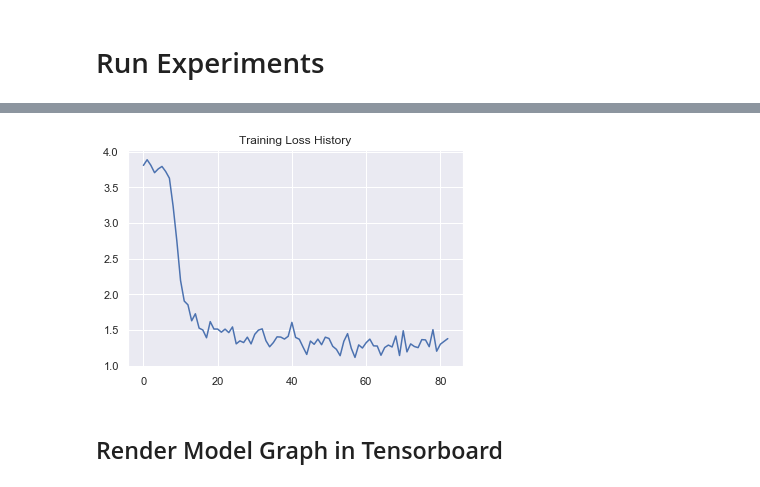
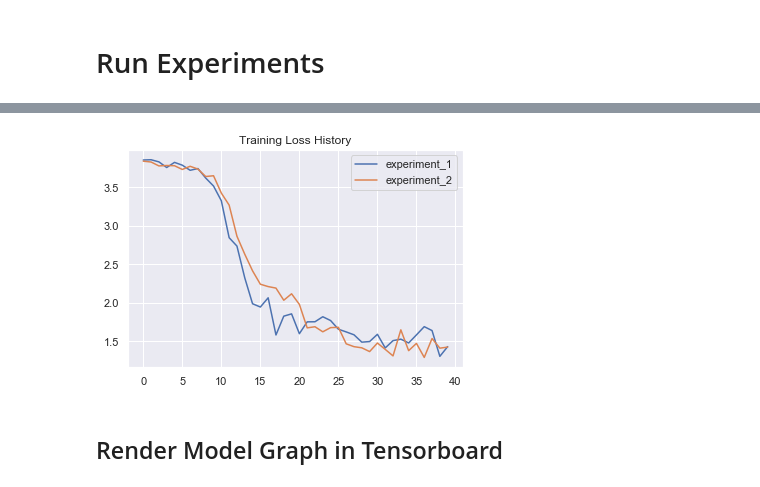
Before and after one commit to DylanCope/zero-shot-comm, a Jupyter notebook: zero-shot-comm.ipynb, the cells around one changed output, grey strips where cells are left out. Saved outputs shown, nothing was run; the diff lists cells and outputs as text; code cells hidden in the pictures.

```diff
--- a/zero-shot-comm.ipynb
+++ b/zero-shot-comm.ipynb
@@ -550,0 +695,18 @@ print(experiment.get_config())
+# %%
+def create_self_play_experiment():
+
+    agent = Agent(CHANNEL_SIZE, NUM_CLASSES, encoder=encoder)
+
+    play_params =  {
+        'p_mutate': 0.3
+    }
+
+    return Experiment(
+        play_params,
+        student=agent,
+        teacher=agent,
+        loss_fn=complete_loss_fn
+    )
+
+experiment = create_self_play_experiment()
+print(experiment.get_config())
@@ -570 +734,5 @@ Epoch 82, Time Taken (mm:ss): 0:12, Loss: 1.3775
 Training stopped.
+# %%
+experiment2 = create_self_play_experiment()
+# %%
+experiment2.train()
@@ -571,10 +757,14 @@ Training stopped.
 # %%
 plt.figure()
 plt.title('Training Loss History')
 sns.lineplot(x=range(len(experiment.training_history)),
-             y=[item['loss'].numpy()[0] for item in experiment.training_history]);
+             y=[item['loss'] for item in experiment.training_history],
+             label='experiment_1');
+sns.lineplot(x=range(len(experiment2.training_history)),
+             y=[item['loss'] for item in experiment2.training_history],
+             label='experiment_2');
 # %% [output]
-[figure, old version]
+[figure, new version]
 # %% [markdown]
 ## Render Model Graph in Tensorboard
 # %%
```
Also changed, not shown: parts of 27 cells of this notebook.
